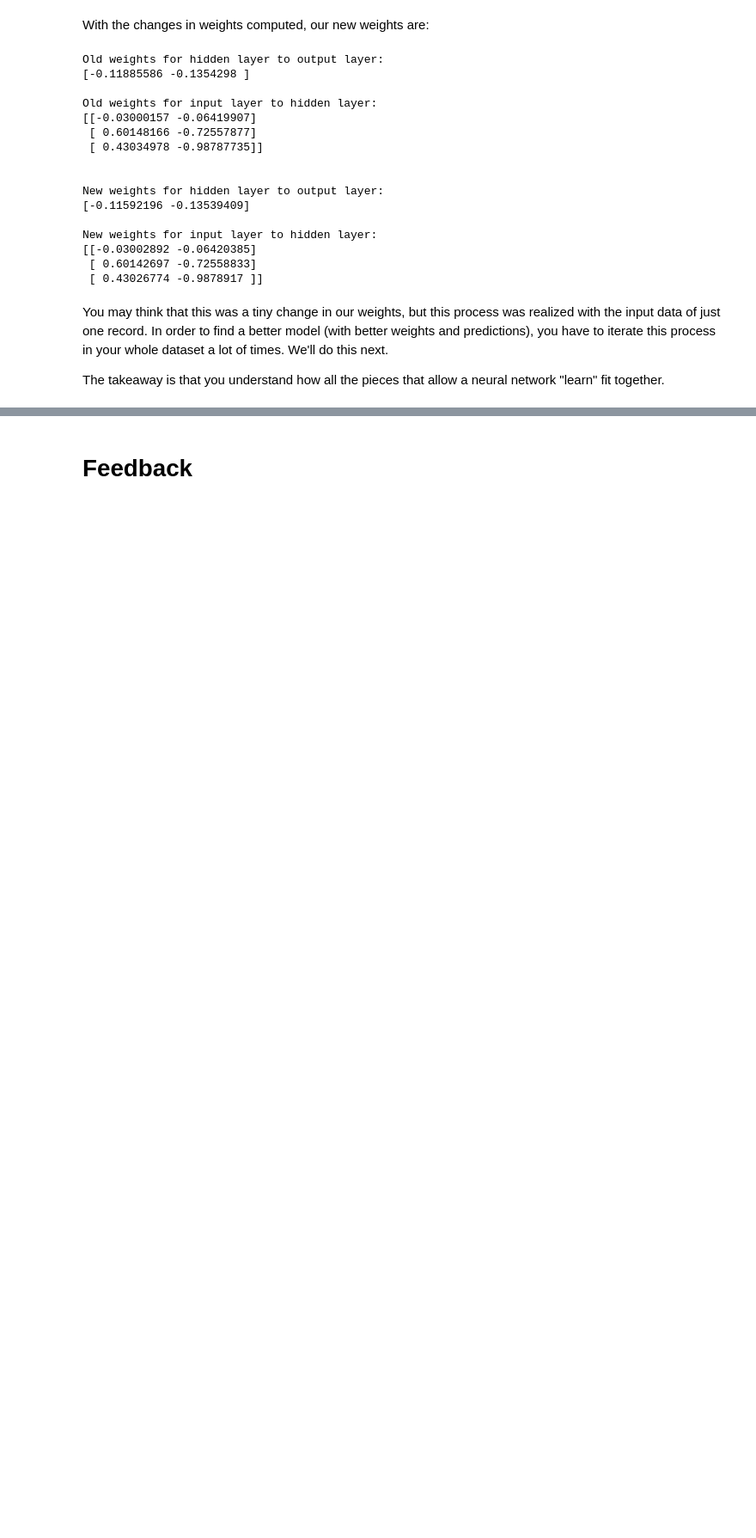
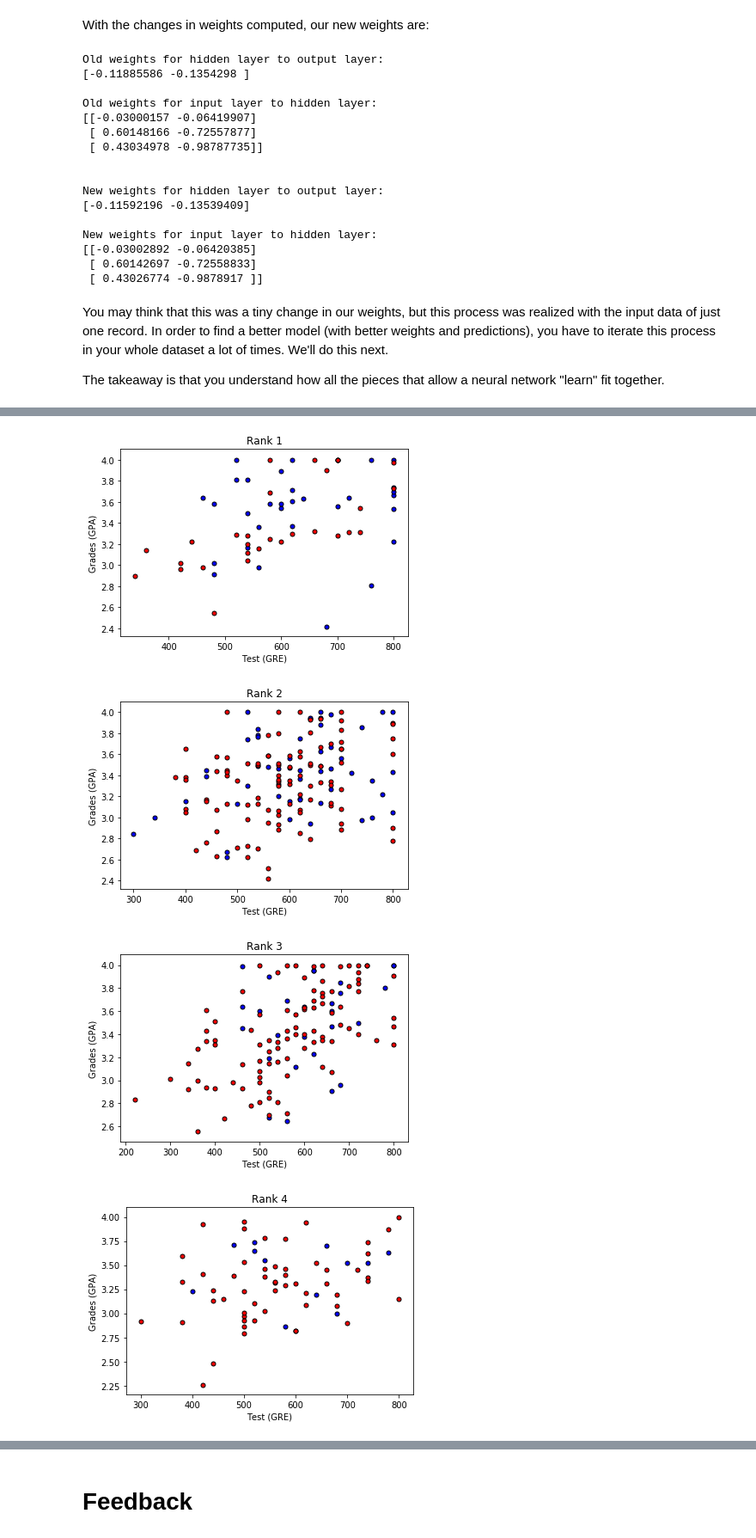
Before and after one commit to ferlopezm94/neural-networks-intro, a Jupyter notebook: Part2.ipynb, the cells around one changed output, grey strips where cells are left out. Shown: that part at 86% size. Cells and saved outputs as stored; diff of their text form; code cells hidden in the pictures; blank space fills up the shorter version.

```diff
--- a/Part2.ipynb
+++ b/Part2.ipynb
@@ -352,0 +424,28 @@ The takeaway is that you understand how all the pieces that allow a neural netwo
+# %%
+# Separating the data for each rank
+data_rank1 = data[data['rank']==1]
+data_rank2 = data[data['rank']==2]
+data_rank3 = data[data['rank']==3]
+data_rank4 = data[data['rank']==4]
+
+# Plotting the graphs
+plot_points(data_rank1)
+plt.title('Rank 1')
+plt.show()
+
+plot_points(data_rank2)
+plt.title('Rank 2')
+plt.show()
+
+plot_points(data_rank3)
+plt.title('Rank 3')
+plt.show()
+
+plot_points(data_rank4)
+plt.title('Rank 4')
+plt.show()
+# %% [output]
+[figure, added]
+[figure, added]
+[figure, added]
+[figure, added]
```
Also changed, not shown: parts of 23 cells of this notebook, 1 other file.
